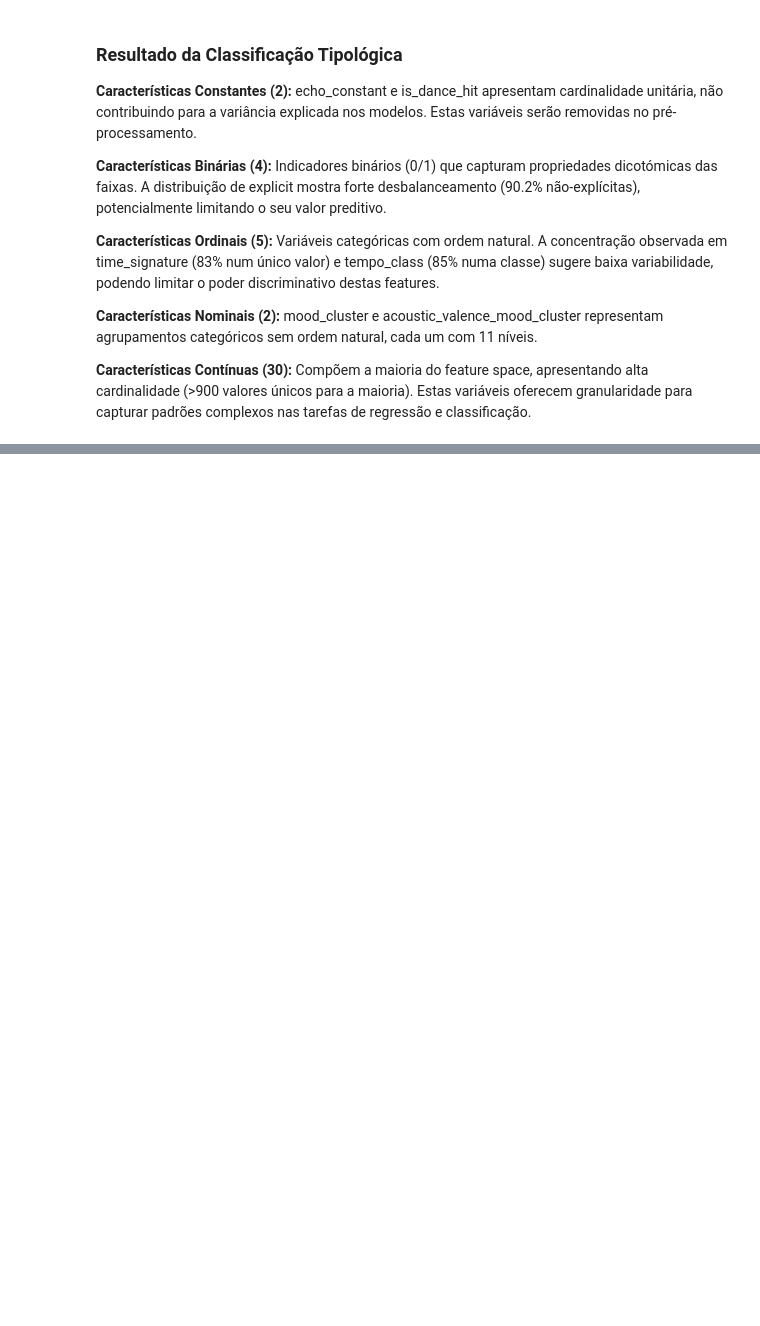
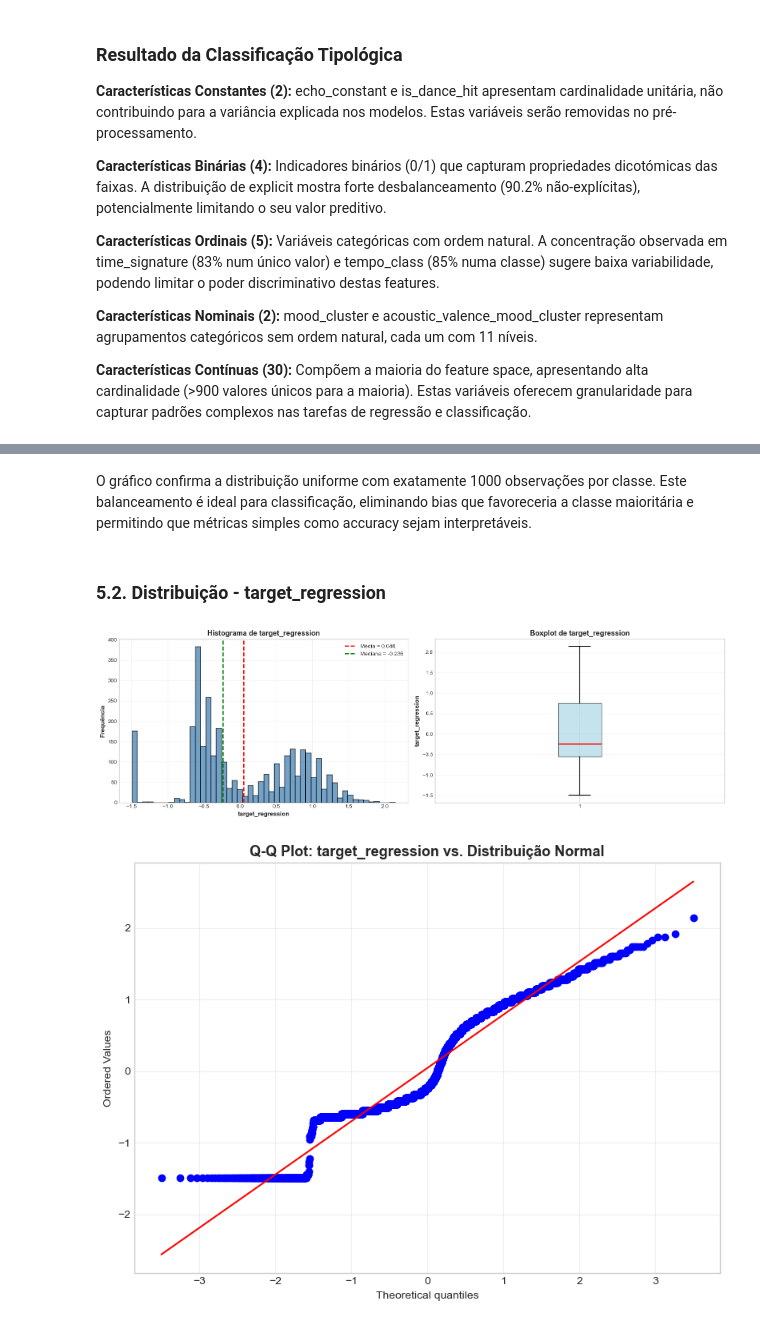
Before and after one commit to tiagogama23/GRUPO_3_APRAU, a Jupyter notebook: Notebook/1-analise_exploratoria.ipynb, the cells around one changed output, grey strips where cells are left out. Cells and saved outputs as stored; diff of their text form; code cells hidden in the pictures; blank space fills up the shorter version.

```diff
--- a/Notebook/1-analise_exploratoria.ipynb
+++ b/Notebook/1-analise_exploratoria.ipynb
@@ -213,0 +401,41 @@ Todas as variáveis mantidas. Shape final: (3000, 45)
+# %% [markdown]
+O gráfico confirma a distribuição uniforme com exatamente 1000 observações por classe. Este balanceamento é ideal para classificação, eliminando bias que favoreceria a classe maioritária e permitindo que métricas simples como accuracy sejam interpretáveis.
+# %% [markdown]
+### 5.2. Distribuição - target_regression
+# %%
+# Histograma de target_regression
+fig, (ax1, ax2) = plt.subplots(1, 2, figsize=(16, 5))
+
+# Histograma
+ax1.hist(df[regression_target], bins=50, edgecolor='black', alpha=0.75, color='steelblue', linewidth=1.2)
+ax1.axvline(df[regression_target].mean(), color='red', linestyle='--', linewidth=2, label=f'Média = {df[regression_target].mean():.3f}')
+ax1.axvline(df[regression_target].median(), color='green', linestyle='--', linewidth=2, label=f'Mediana = {df[regression_target].median():.3f}')
+ax1.set_xlabel(regression_target, fontsize=11, fontweight='bold')
+ax1.set_ylabel('Frequência', fontsize=11, fontweight='bold')
+ax1.set_title('Histograma de target_regression', fontsize=13, fontweight='bold')
+ax1.legend(fontsize=10)
+ax1.grid(True, alpha=0.3)
+
+# Boxplot
+ax2.boxplot(df[regression_target], vert=True, patch_artist=True,
+            boxprops=dict(facecolor='lightblue', alpha=0.7),
+            medianprops=dict(color='red', linewidth=2),
+            whiskerprops=dict(linewidth=1.5),
+            capprops=dict(linewidth=1.5))
+ax2.set_ylabel(regression_target, fontsize=11, fontweight='bold')
+ax2.set_title('Boxplot de target_regression', fontsize=13, fontweight='bold')
+ax2.grid(True, alpha=0.3, axis='y')
+
+plt.tight_layout()
+plt.show()
+
+# Q-Q plot para avaliar normalidade
+fig, ax = plt.subplots(figsize=(8, 6))
+sp_stats.probplot(df[regression_target], dist="norm", plot=ax)
+ax.set_title('Q-Q Plot: target_regression vs. Distribuição Normal', fontsize=13, fontweight='bold')
+ax.grid(True, alpha=0.3)
+plt.tight_layout()
+plt.show()
+# %% [output]
+[figure, added]
+[figure, added]
```
Also changed, not shown: parts of 45 cells of this notebook.
